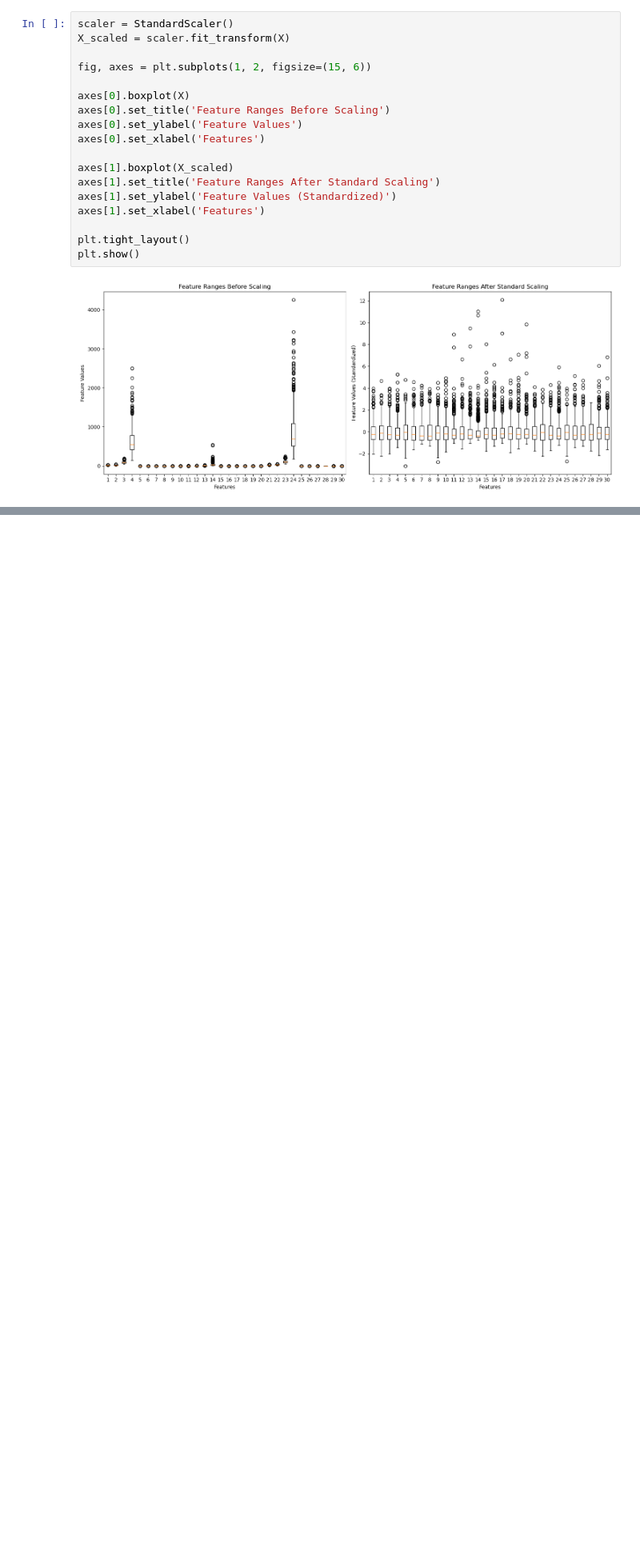
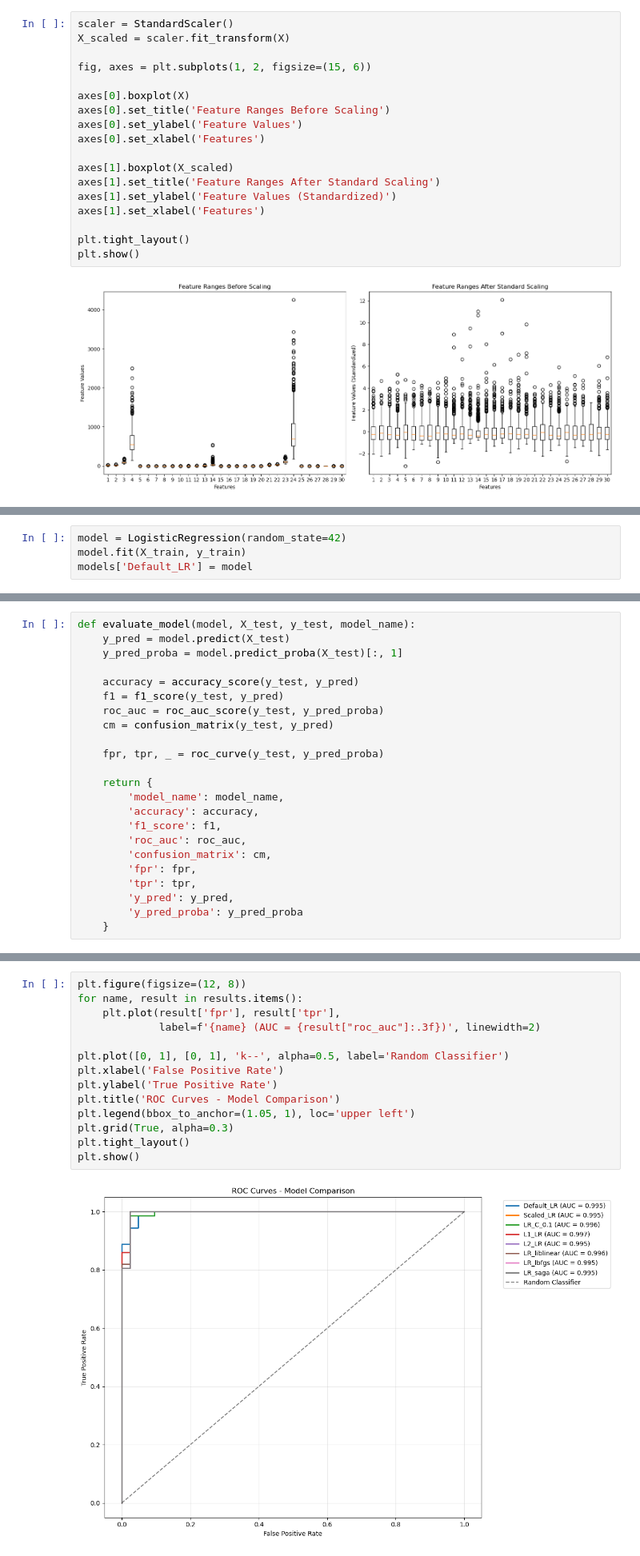
Before and after one commit to SobhanEyvazipoor/Homework-2, a Jupyter notebook: Exercise_1.ipynb, the cells around one changed output, grey strips where cells are left out. Shown at 80% size. Drawn from its saved outputs; the diff is of its cells as text; blank space fills up the shorter version.

```diff
--- a/Exercise_1.ipynb
+++ b/Exercise_1.ipynb
@@ -157,0 +165,4 @@ plt.show()
+# %%
+model = LogisticRegression(random_state=42)
+model.fit(X_train, y_train)
+models['Default_LR'] = model
@@ -157,0 +268,23 @@ plt.show()
+# %%
+def evaluate_model(model, X_test, y_test, model_name):
+    y_pred = model.predict(X_test)
+    y_pred_proba = model.predict_proba(X_test)[:, 1]
+
+    accuracy = accuracy_score(y_test, y_pred)
+    f1 = f1_score(y_test, y_pred)
+    roc_auc = roc_auc_score(y_test, y_pred_proba)
+    cm = confusion_matrix(y_test, y_pred)
+
+    fpr, tpr, _ = roc_curve(y_test, y_pred_proba)
+
+    return {
+        'model_name': model_name,
+        'accuracy': accuracy,
+        'f1_score': f1,
+        'roc_auc': roc_auc,
+        'confusion_matrix': cm,
+        'fpr': fpr,
+        'tpr': tpr,
+        'y_pred': y_pred,
+        'y_pred_proba': y_pred_proba
+    }
@@ -157,0 +372,16 @@ plt.show()
+# %%
+plt.figure(figsize=(12, 8))
+for name, result in results.items():
+    plt.plot(result['fpr'], result['tpr'],
+             label=f'{name} (AUC = {result["roc_auc"]:.3f})', linewidth=2)
+
+plt.plot([0, 1], [0, 1], 'k--', alpha=0.5, label='Random Classifier')
+plt.xlabel('False Positive Rate')
+plt.ylabel('True Positive Rate')
+plt.title('ROC Curves - Model Comparison')
+plt.legend(bbox_to_anchor=(1.05, 1), loc='upper left')
+plt.grid(True, alpha=0.3)
+plt.tight_layout()
+plt.show()
+# %% [output]
+[figure, added]
```
Also changed, not shown: parts of 36 cells of this notebook.
